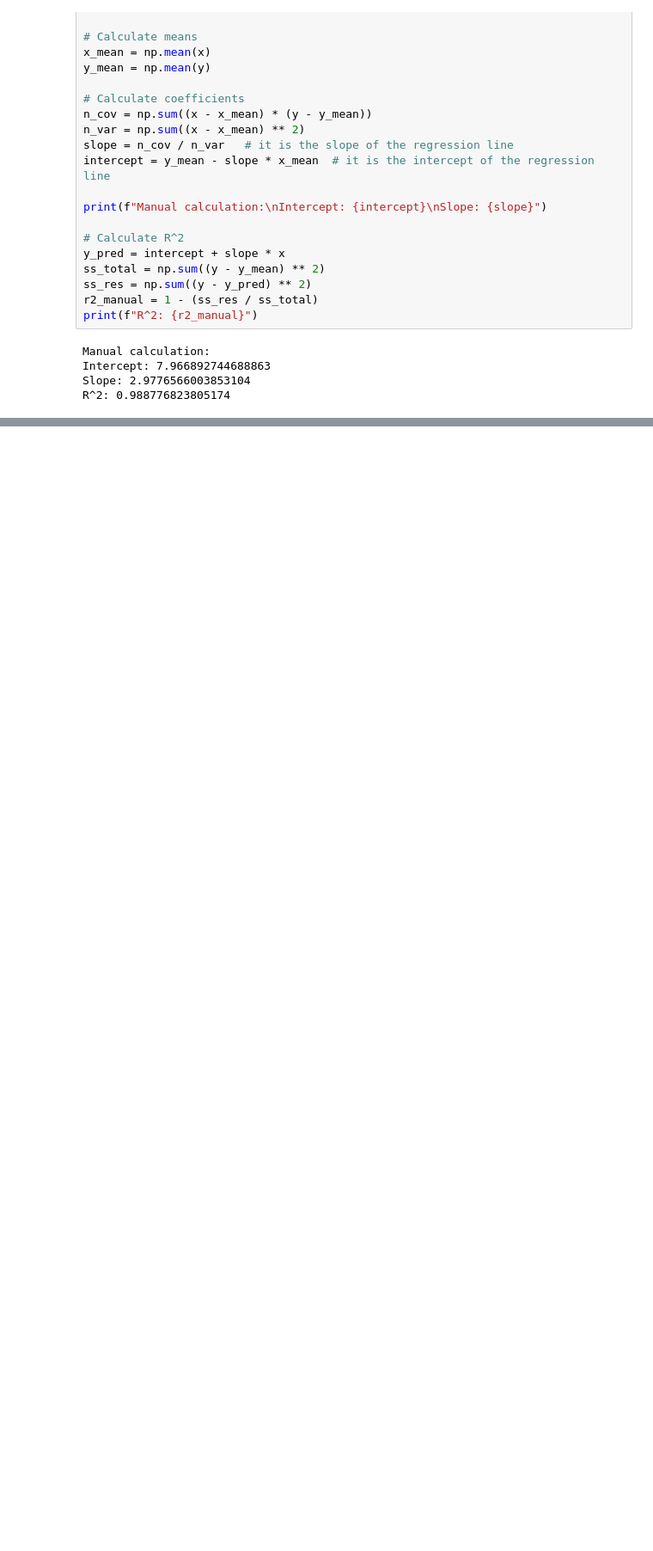
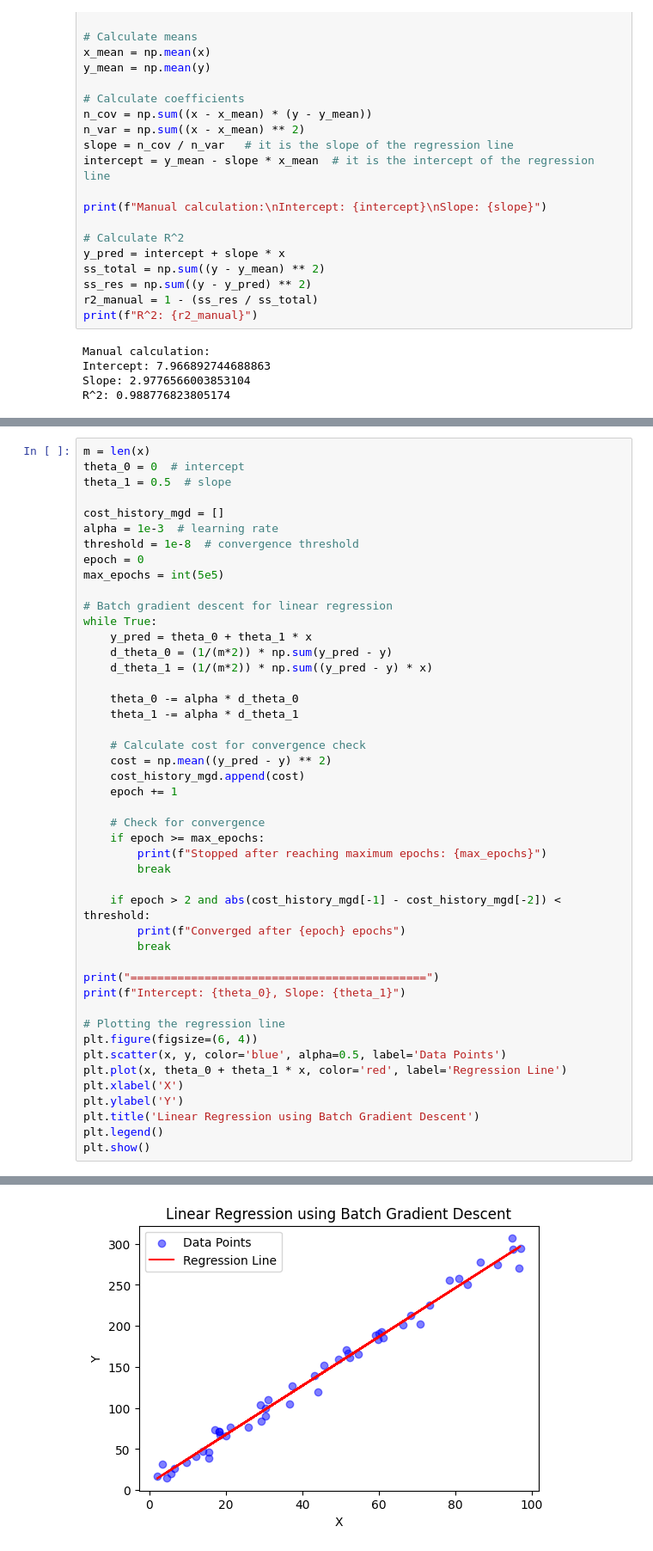
Before and after one commit to mysxc439/Biswa_PG3, a Jupyter notebook: ML/Sp/synthetic.ipynb, the cells around one changed output, grey strips where cells are left out. Shown at 86% size. Saved outputs shown, nothing was run; the diff lists cells and outputs as text; blank space fills up the shorter version.

```diff
--- a/ML/Sp/synthetic.ipynb
+++ b/ML/Sp/synthetic.ipynb
@@ -92,0 +95,47 @@ R^2: 0.988776823805174
+# %%
+m = len(x)
+theta_0 = 0  # intercept
+theta_1 = 0.5  # slope
+
+cost_history_mgd = []
+alpha = 1e-3  # learning rate
+threshold = 1e-8  # convergence threshold
+epoch = 0
+max_epochs = int(5e5)
+
+# Batch gradient descent for linear regression
+while True:
+    y_pred = theta_0 + theta_1 * x
+    d_theta_0 = (1/(m*2)) * np.sum(y_pred - y)
+    d_theta_1 = (1/(m*2)) * np.sum((y_pred - y) * x)
+
+    theta_0 -= alpha * d_theta_0
+    theta_1 -= alpha * d_theta_1
+
+    # Calculate cost for convergence check
+    cost = np.mean((y_pred - y) ** 2)
+    cost_history_mgd.append(cost)
+    epoch += 1
+
+    # Check for convergence
+    if epoch >= max_epochs:
+        print(f"Stopped after reaching maximum epochs: {max_epochs}")
+        break
+
+    if epoch > 2 and abs(cost_history_mgd[-1] - cost_history_mgd[-2]) < threshold:
+        print(f"Converged after {epoch} epochs")
+        break
+
+print("============================================")
+print(f"Intercept: {theta_0}, Slope: {theta_1}")
+
+# Plotting the regression line
+plt.figure(figsize=(6, 4))
+plt.scatter(x, y, color='blue', alpha=0.5, label='Data Points')
+plt.plot(x, theta_0 + theta_1 * x, color='red', label='Regression Line')
+plt.xlabel('X')
+plt.ylabel('Y')
+plt.title('Linear Regression using Batch Gradient Descent')
+plt.legend()
+plt.show()
+# %% [output]
@@ -92,0 +145 @@ R^2: 0.988776823805174
+[figure, added]
```
Also changed, not shown: parts of 7 cells of this notebook, 1 other file.
